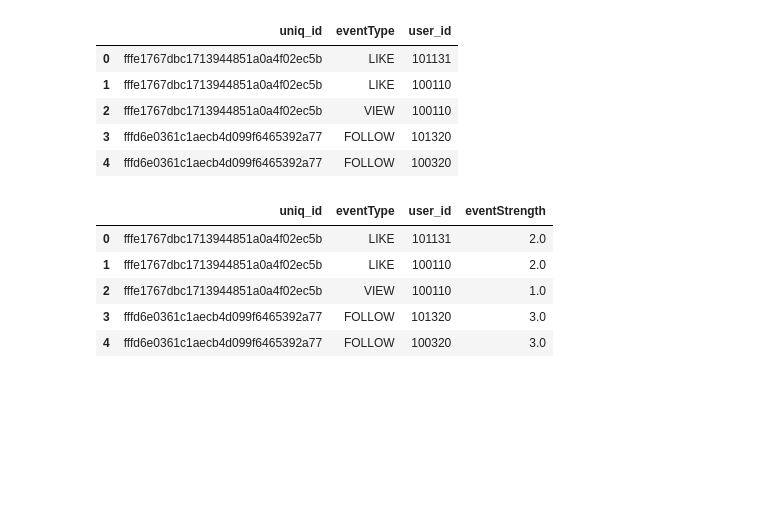
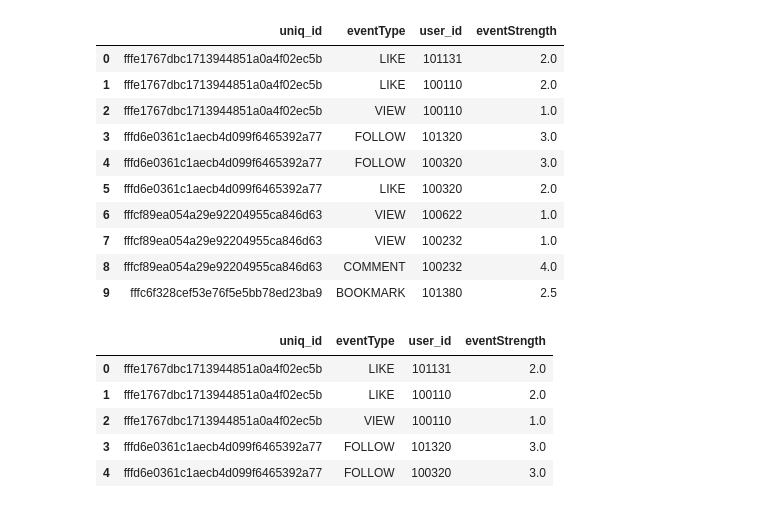
Before and after one commit to borisfidler/boris-python, a Jupyter notebook: Master-Rad/DrugiSet.ipynb, the cells around one changed output. Cells and saved outputs as stored; diff of their text form; code cells hidden in the pictures; blank space fills up the shorter version.

```diff
--- a/Master-Rad/DrugiSet.ipynb
+++ b/Master-Rad/DrugiSet.ipynb
@@ -23,15 +22,20 @@ import seaborn as sns
 import matplotlib.pyplot as plt
 sns.set_style('darkgrid')
 # %%
-user_rating_df = pd.read_csv('/Users/boris/Downloads/user_rating_dice.csv', sep=',', header='infer')
-user_rating_df.head(5)
+#user_rating_df = pd.read_csv('/Users/boris/Downloads/user_rating_dice.csv', sep=',', header='infer')
+user_rating_df.head(10)
 # %% [output]
-|  | uniq_id | eventType | user_id |
-| 0 | fffe1767dbc1713944851a0a4f02ec5b | LIKE | 101131 |
-| 1 | fffe1767dbc1713944851a0a4f02ec5b | LIKE | 100110 |
-| 2 | fffe1767dbc1713944851a0a4f02ec5b | VIEW | 100110 |
-| 3 | fffd6e0361c1aecb4d099f6465392a77 | FOLLOW | 101320 |
-| 4 | fffd6e0361c1aecb4d099f6465392a77 | FOLLOW | 100320 |
+|  | uniq_id | eventType | user_id | eventStrength |
+| 0 | fffe1767dbc1713944851a0a4f02ec5b | LIKE | 101131 | 2.0 |
+| 1 | fffe1767dbc1713944851a0a4f02ec5b | LIKE | 100110 | 2.0 |
+| 2 | fffe1767dbc1713944851a0a4f02ec5b | VIEW | 100110 | 1.0 |
+| 3 | fffd6e0361c1aecb4d099f6465392a77 | FOLLOW | 101320 | 3.0 |
+| 4 | fffd6e0361c1aecb4d099f6465392a77 | FOLLOW | 100320 | 3.0 |
+| 5 | fffd6e0361c1aecb4d099f6465392a77 | LIKE | 100320 | 2.0 |
+| 6 | fffcf89ea054a29e92204955ca846d63 | VIEW | 100622 | 1.0 |
+| 7 | fffcf89ea054a29e92204955ca846d63 | VIEW | 100232 | 1.0 |
+| 8 | fffcf89ea054a29e92204955ca846d63 | COMMENT | 100232 | 4.0 |
+| 9 | fffc6f328cef53e76f5e5bb78ed23ba9 | BOOKMARK | 101380 | 2.5 |
 # %%
 event_type_strength = {
    'VIEW': 1.0,
```
Also changed, not shown: parts of 8 cells of this notebook, 5 other files.
